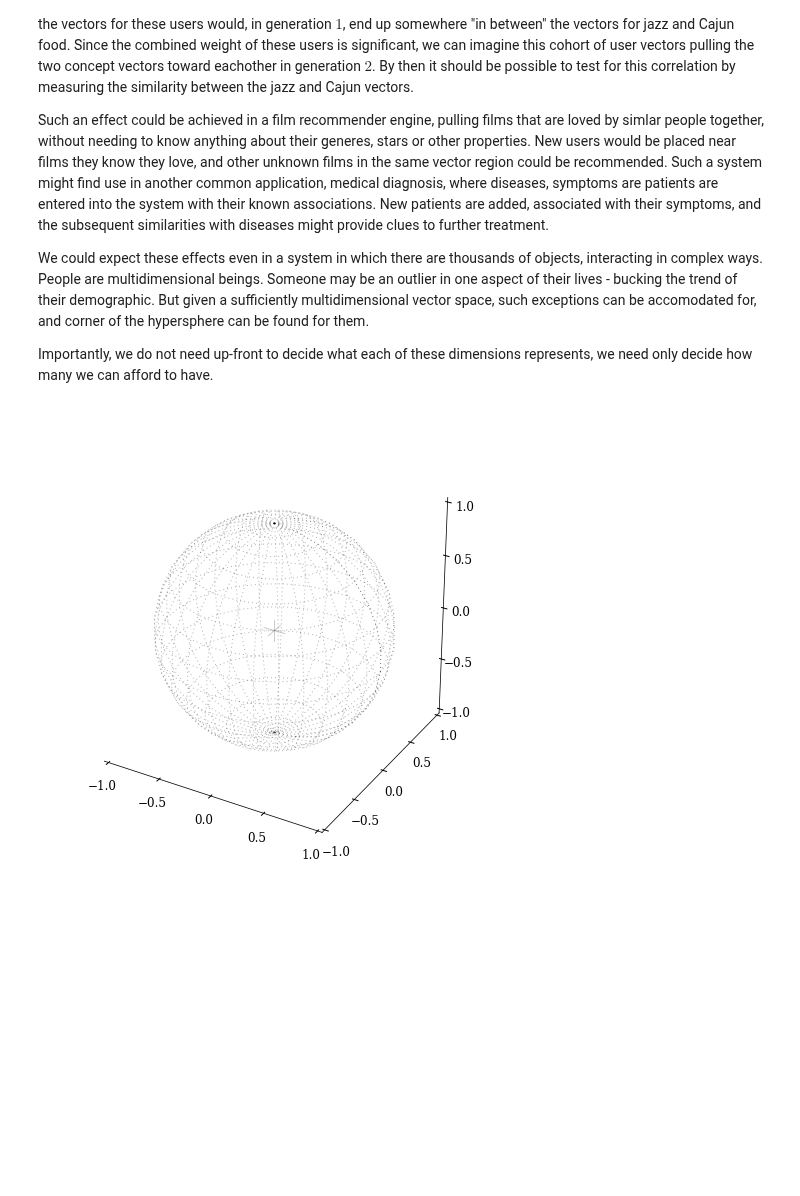
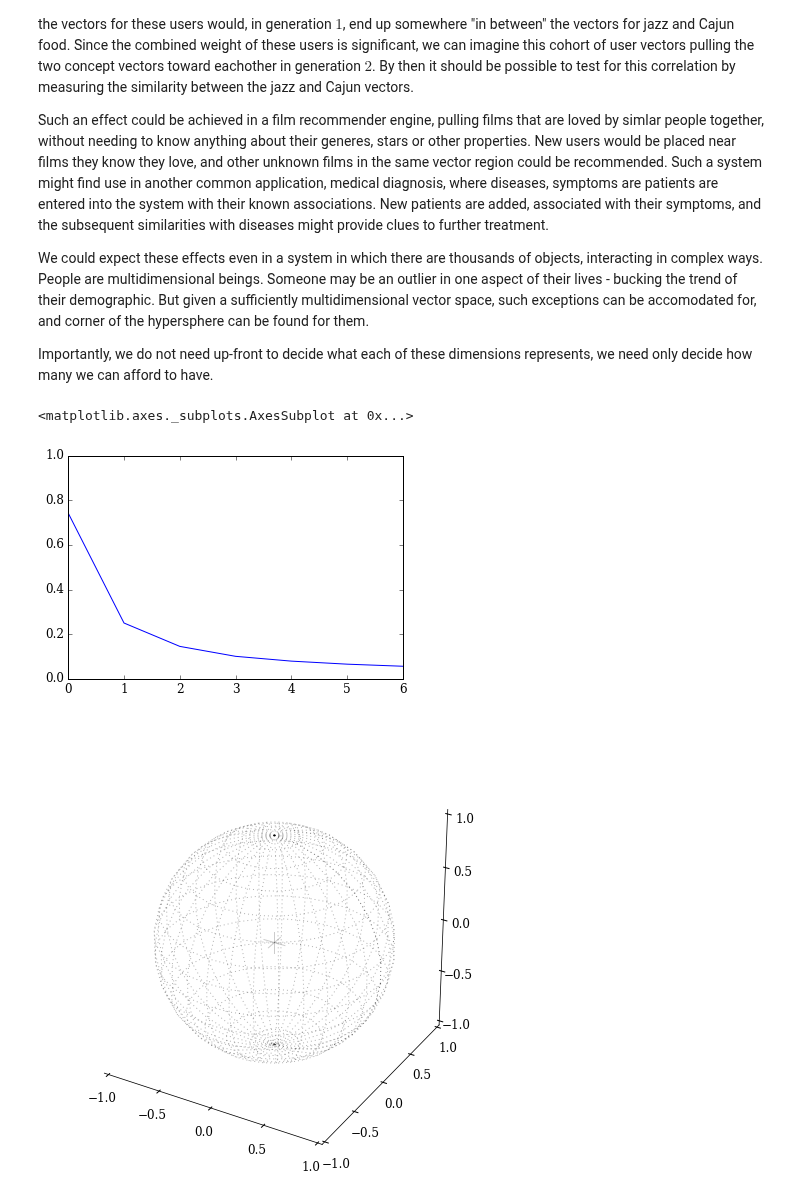
Before and after one commit to sagland/vecassoc, a Jupyter notebook: notebooks/vecassoc.ipynb, the cells around one changed output. Cells and saved outputs as stored; diff of their text form; code cells hidden in the pictures; blank space fills up the shorter version.

Commit message:
Experiementation with the algorithm and visualisation.

```diff
--- a/notebooks/vecassoc.ipynb
+++ b/notebooks/vecassoc.ipynb
@@ -967,19 +970,31 @@ def hs_relmap(rels, n=3, k=2, history=False, mf=hs_pfmean):
 # %%
 np.random.seed(2323)
-M = 50  # Number of objects
-R = 20  # Number of relations
+M = 100 # Number of objects
+R = 100 # Number of relations
 N = 3   # Number of dimensions
-K = 5   # Number of generations
+K = 7   # Number of generations
 MF = hs_pfmean
+#MF = hs_nemean
 
+# Generate some random relations
 rels = np.zeros(R, dtype=[('a', 'i4'), ('b', 'i4'), ('weight', 'f4')])
 rels['a'] = np.random.randint(0, M, R)
 rels['b'] = np.random.randint(0, M, R)
-rels['weight'] = np.random.exponential(10, R) + 1
-rs = list()
-for g in range(K+1):
-    np.random.seed(1843)
-    rs.append(hs_relmap(rels, n=N, k=g, mf=MF))
+#rels['weight'] = np.abs(np.random.standard_normal(R))
+rels['weight'] = (np.random.exponential(1, R) + 1)
+#rels['weight'] *= np.random.choice([-1,1], R) # Some negative
+# Run the algorithm
+mus, vs = hs_relmap(rels, n=N, k=K, mf=MF, history=True)
+nmus = mus / mus.max()
+# Plot the amount of movement each generation.
+pd.Series([hs_distance(vs[k],vs[k+1]).mean() for k in range(K)]).plot(ylim=(0.0,1))
+
+# Current issues:
+# * Bug? Including negative weights leads to wild swinging of many points each gen.
+# * Design flaw? high R:M ratio and positive weights leads to all points clustering together
+# %% [output]
+<matplotlib.axes._subplots.AxesSubplot at 0x...>
+[figure, added]
 # %%
 # Illustrate the incorrect results generated by a normalized
 # weighted Euclidean mean.
```
Also changed, not shown: parts of 3 cells of this notebook.
